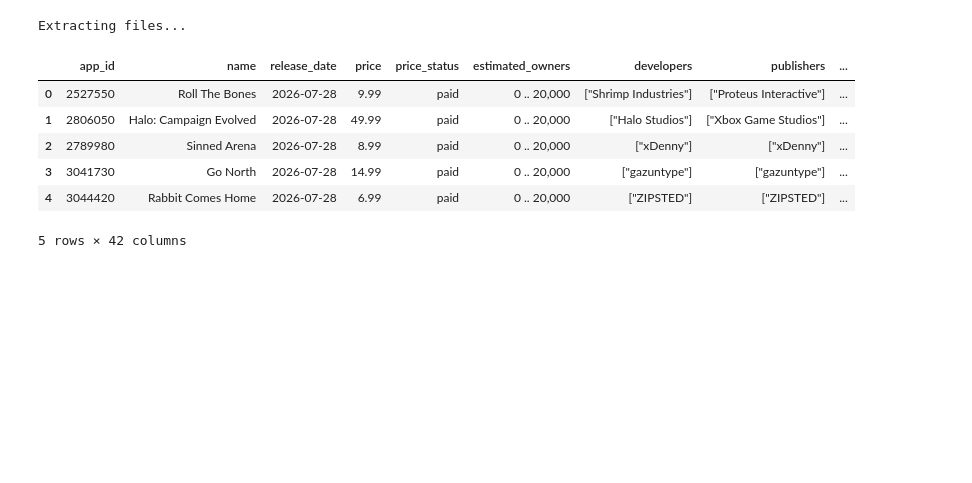
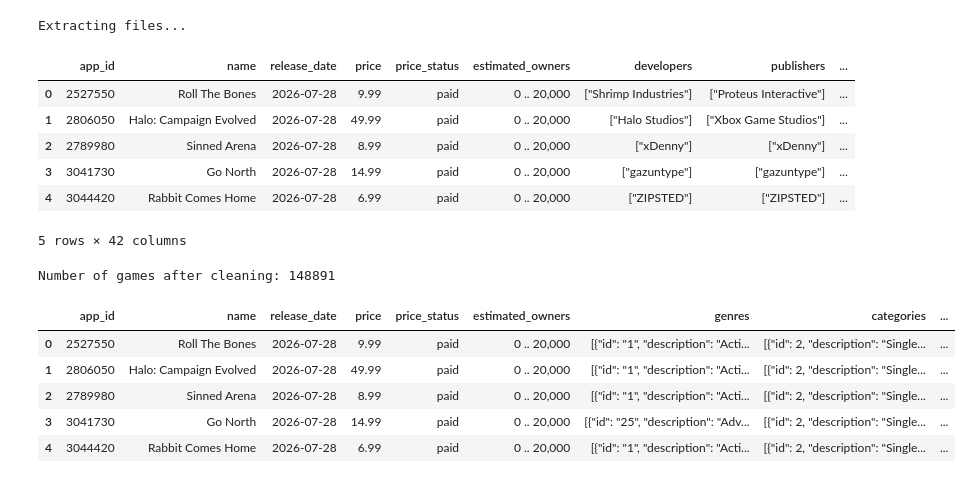
Before and after one commit to SelinBeyaz01/BUS392-Steam-Project, a Jupyter notebook: BUS392_Project.ipynb, the cells around one changed output. Drawn from its saved outputs; the diff is of its cells as text; code cells hidden in the pictures; blank space fills up the shorter version.

```diff
--- a/BUS392_Project.ipynb
+++ b/BUS392_Project.ipynb
@@ -33,3 +33,49 @@ gamesData.head()
 | 3 | 3041730 | Go North | 2026-07-28 | 14.99 | paid | 0 .. 20,000 | ["gazuntype"] | ["gazuntype"] | ... |
 | 4 | 3044420 | Rabbit Comes Home | 2026-07-28 | 6.99 | paid | 0 .. 20,000 | ["ZIPSTED"] | ["ZIPSTED"] | ... |
 5 rows × 42 columns
+# %%
+#Clean the data
+import pandas as pd
+import numpy as np
+import json
+import matplotlib.pyplot as plt
+import seaborn as sns
+
+# Reload the data without the mixed-type warning
+gamesData = pd.read_csv(gamesData_location, low_memory=False)
+
+# Keep the columns we need
+columns_needed = [
+    'app_id', 'name', 'release_date', 'price', 'price_status',
+    'estimated_owners', 'genres', 'categories',
+    'positive', 'negative', 'recommendations',
+    'average_playtime_forever'
+]
+
+games = gamesData[columns_needed].copy()
+
+# Fix dates and make numerical columns numeric
+games['release_date'] = pd.to_datetime(games['release_date'], errors='coerce')
+games['release_year'] = games['release_date'].dt.year
+
+number_columns = [
+    'price', 'positive', 'negative',
+    'recommendations', 'average_playtime_forever'
+]
+
+for column in number_columns:
+    games[column] = pd.to_numeric(games[column], errors='coerce')
+
+# Remove games missing essential information
+games = games.dropna(subset=['app_id', 'name', 'release_date'])
+
+print("Number of games after cleaning:", len(games))
+games.head()
+# %% [output]
+Number of games after cleaning: 148891
+|  | app_id | name | release_date | price | price_status | estimated_owners | genres | categories | ... |
+| 0 | 2527550 | Roll The Bones | 2026-07-28 | 9.99 | paid | 0 .. 20,000 | [{"id": "1", "description": "Acti... | [{"id": 2, "description": "Single... | ... |
+| 1 | 2806050 | Halo: Campaign Evolved | 2026-07-28 | 49.99 | paid | 0 .. 20,000 | [{"id": "1", "description": "Acti... | [{"id": 2, "description": "Single... | ... |
+| 2 | 2789980 | Sinned Arena | 2026-07-28 | 8.99 | paid | 0 .. 20,000 | [{"id": "1", "description": "Acti... | [{"id": 2, "description": "Single... | ... |
+| 3 | 3041730 | Go North | 2026-07-28 | 14.99 | paid | 0 .. 20,000 | [{"id": "25", "description": "Adv... | [{"id": 2, "description": "Single... | ... |
+| 4 | 3044420 | Rabbit Comes Home | 2026-07-28 | 6.99 | paid | 0 .. 20,000 | [{"id": "1", "description": "Acti... | [{"id": 2, "description": "Single... | ... |
```
Also changed, not shown: parts of 8 cells of this notebook.
